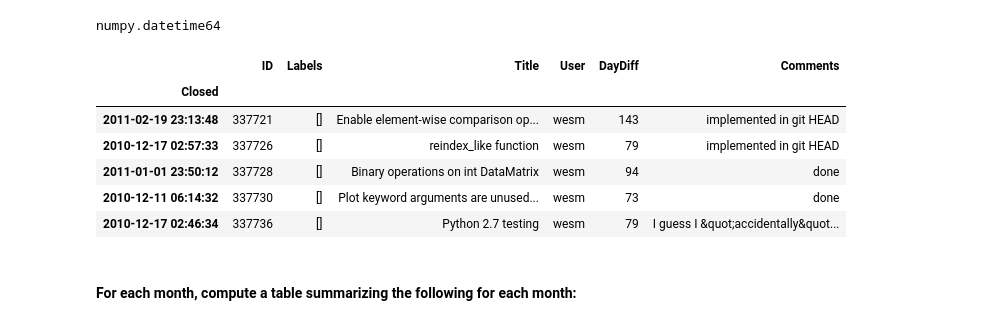
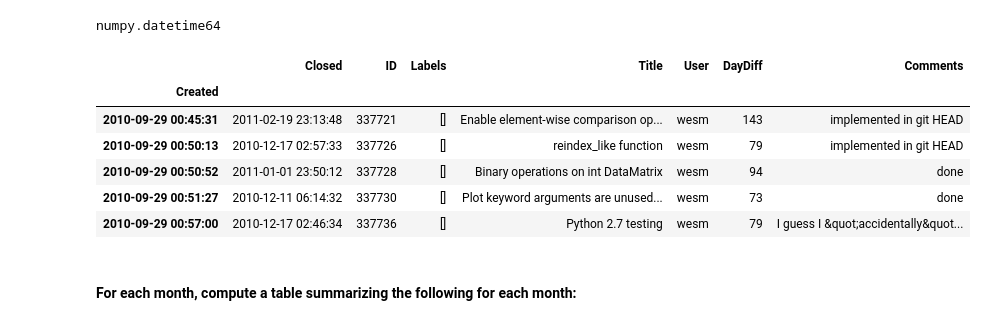
Before and after one commit to mb3152/py4data, a Jupyter notebook: hw7/Pandas & Timeseries, Maxwell Bertolero.ipynb, the cells around one changed output. Saved outputs shown, nothing was run; the diff lists cells and outputs as text; code cells hidden in the pictures.

```diff
--- a/hw7/Pandas & Timeseries, Maxwell Bertolero.ipynb
+++ b/hw7/Pandas & Timeseries, Maxwell Bertolero.ipynb
@@ -211,6 +251,6 @@ len(IDs), len(comments)
 # %%
 dftomerge = pd.DataFrame({'Comments': comments, 'ID': IDs,})
 # %%
-dfmerged = pd.merge(dfCreated,dftomerge, on='ID', how='inner') #doing outer messes things up.
+dfmerged = pd.merge(df,dftomerge, on='ID', how='inner') #doing outer messes things up.
 dfmerged.head()
 # %% [output]
@@ -225,16 +265,16 @@ type(dfmerged.Closed.values[0])
 # %% [output]
 numpy.datetime64
 # %%
-dfmerged = dfmerged.set_index('Closed')
+dfmerged = dfmerged.set_index('Created')
 dfmerged.head()
 # %% [output]
-|  | ID | Labels | Title | User | DayDiff | Comments |
-| Closed |  |  |  |  |  |  |
-| 2011-02-19 23:13:48 | 337721 | [] | Enable element-wise comparison op... | wesm | 143 | implemented in git HEAD |
-| 2010-12-17 02:57:33 | 337726 | [] | reindex_like function | wesm | 79 | implemented in git HEAD |
-| 2011-01-01 23:50:12 | 337728 | [] | Binary operations on int DataMatrix | wesm | 94 | done |
-| 2010-12-11 06:14:32 | 337730 | [] | Plot keyword arguments are unused... | wesm | 73 | done |
-| 2010-12-17 02:46:34 | 337736 | [] | Python 2.7 testing | wesm | 79 | I guess I &quot;accidentally&quot... |
+|  | Closed | ID | Labels | Title | User | DayDiff | Comments |
+| Created |  |  |  |  |  |  |  |
+| 2010-09-29 00:45:31 | 2011-02-19 23:13:48 | 337721 | [] | Enable element-wise comparison op... | wesm | 143 | implemented in git HEAD |
+| 2010-09-29 00:50:13 | 2010-12-17 02:57:33 | 337726 | [] | reindex_like function | wesm | 79 | implemented in git HEAD |
+| 2010-09-29 00:50:52 | 2011-01-01 23:50:12 | 337728 | [] | Binary operations on int DataMatrix | wesm | 94 | done |
+| 2010-09-29 00:51:27 | 2010-12-11 06:14:32 | 337730 | [] | Plot keyword arguments are unused... | wesm | 73 | done |
+| 2010-09-29 00:57:00 | 2010-12-17 02:46:34 | 337736 | [] | Python 2.7 testing | wesm | 79 | I guess I &quot;accidentally&quot... |
 # %% [markdown]
 #### For each month, compute a table summarizing the following for each month:
 # %% [markdown]
```
Also changed, not shown: parts of 24 cells of this notebook, 1 other file.
